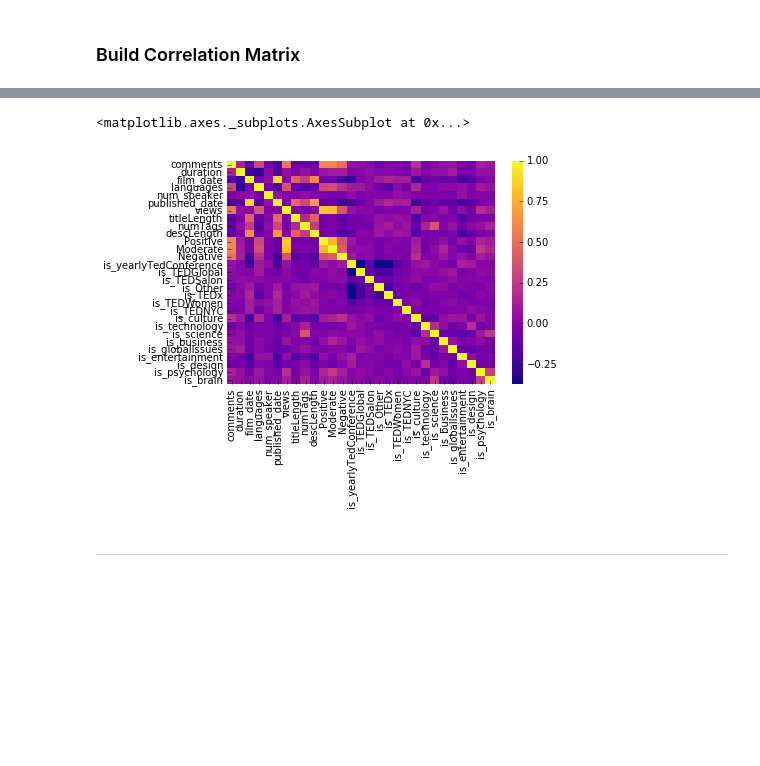
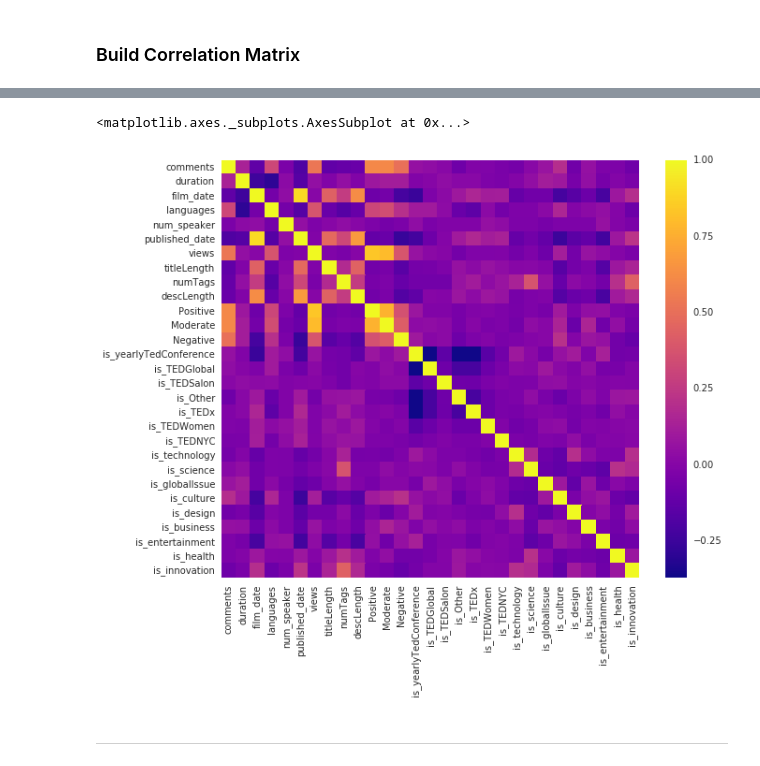
Before and after one commit to artina-m/TopTalks, a Jupyter notebook: Exploratory Data Analysis.ipynb, the cells around one changed output, grey strips where cells are left out. Drawn from its saved outputs; the diff is of its cells as text; code cells hidden in the pictures; blank space fills up the shorter version.

```diff
--- a/Exploratory Data Analysis.ipynb
+++ b/Exploratory Data Analysis.ipynb
@@ -241,7 +241,7 @@ def build_tag_dict(data):
     for talk_idx in range(len(data)):
         tag_lst = ast.literal_eval(data['tags'][talk_idx])
         for tag in tag_lst:
-            tag_dict[tag] += data["views"][talk_idx]
+            tag_dict[tag] += 1
     tag_count = Counter(tag_dict)
     return [tup[0] for tup in tag_count.most_common(10)]
 
@@ -272,4 +272,4 @@ def tags_conversion(data):
     return df
 # %%
 tags_data = tags_conversion(talks)
-talks[["is_culture", "is_technology", "is_science", "is_business", "is_TEDx", "is_globalIssues", "is_entertainment", "is_design", "is_psychology", "is_brain"]] = tags_data
+talks[["is_technology", "is_science", "is_globalIssue", "is_culture", "is_TEDx", "is_design", "is_business", "is_entertainment", "is_health", "is_innovation"]] = tags_data
@@ -305,15 +291,17 @@ sns.heatmap(corr,
 # %%
 # REMOVE RATINGS
+sns.set()
 talksC = talks.select_dtypes(include=[np.number])
 talksC = talksC.drop(['Funny', 'Beautiful', 'Ingenious', 'Courageous', 'Longwinded', 'Confusing',
            'Informative', 'Fascinating', 'Unconvincing', 'Persuasive', 'Jaw-dropping', 'OK',
            'Obnoxious', 'Inspiring'], axis = 1)
 # Unnormalized
 corr = talksC.corr();
+f, ax = plt.subplots(figsize = (10,8))
 sns.heatmap(corr,
         xticklabels=corr.columns,
         yticklabels=corr.columns, cmap = "plasma")
 # %% [output]
 <matplotlib.axes._subplots.AxesSubplot at 0x...>
-[figure, old version]
+[figure, new version]
 # %%
```
Also changed, not shown: parts of 15 cells of this notebook, 1 other file.
